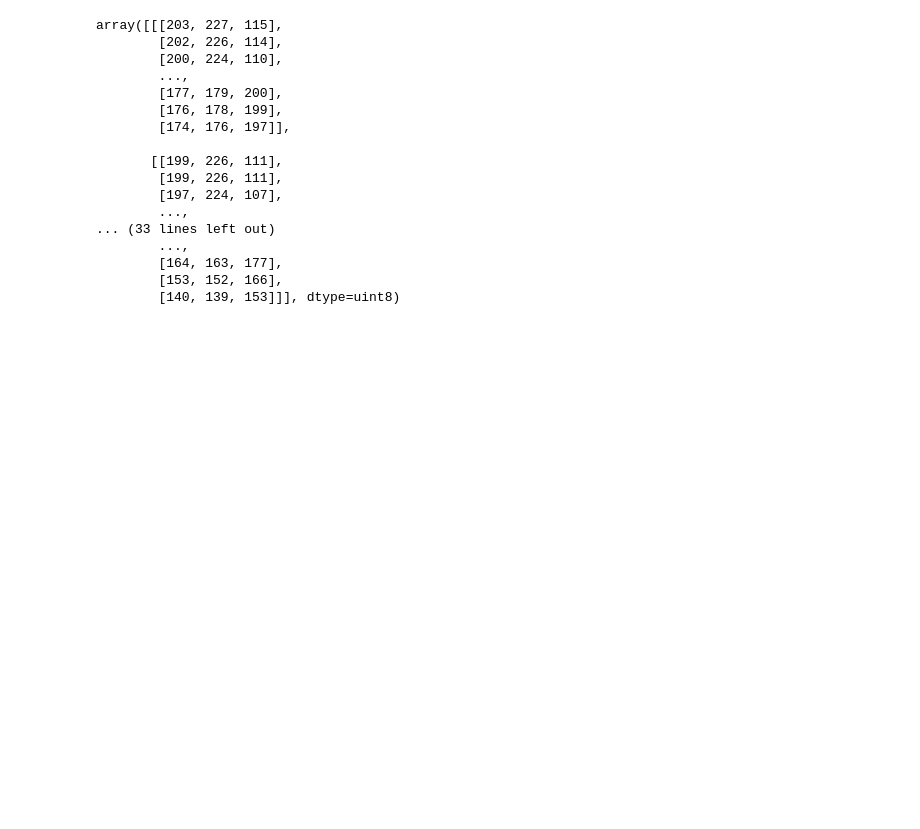
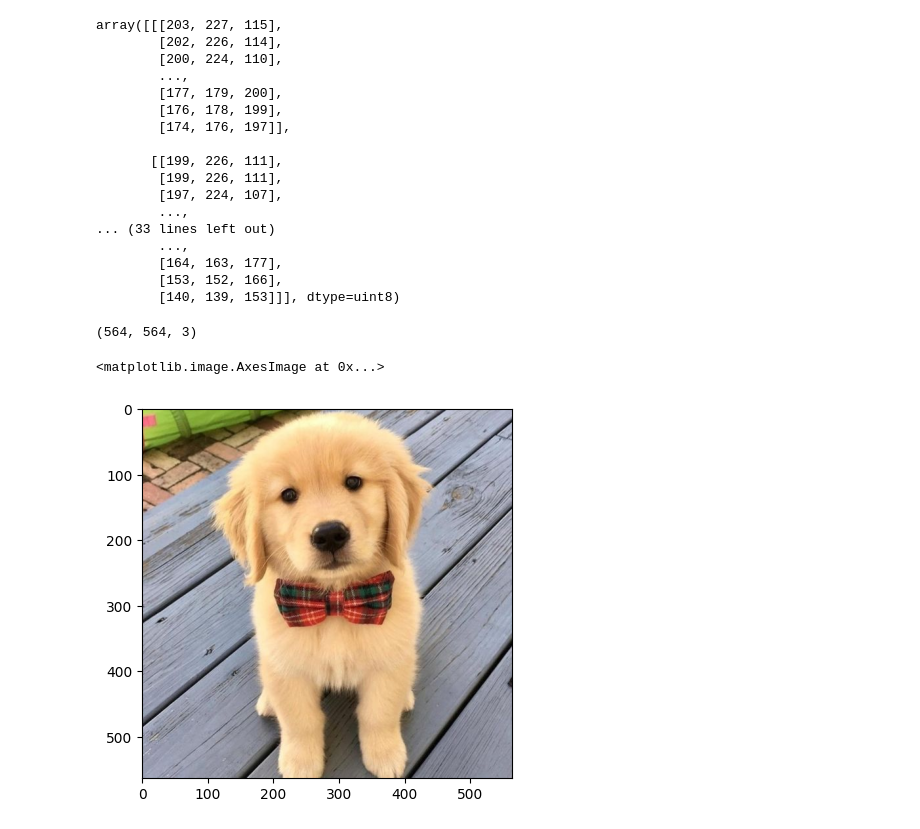
Before and after one commit to Jayaprakash1710/Module-7-Common-Core-Foundations-NS, a Jupyter notebook: Numpy_4_Misc_Topicsipynb.ipynb, the cells around one changed output. Cells and saved outputs as stored; diff of their text form; code cells hidden in the pictures; blank space fills up the shorter version.

Commit message:
Image manipulation and vectorization

```diff
--- a/Numpy_4_Misc_Topicsipynb.ipynb
+++ b/Numpy_4_Misc_Topicsipynb.ipynb
@@ -156,3 +156,12 @@ array([[[203, 227, 115],
         [164, 163, 177],
         [153, 152, 166],
         [140, 139, 153]]], dtype=uint8)
+# %%
+dog.shape
+# %% [output]
+(564, 564, 3)
+# %%
+plt.imshow(dog)
+# %% [output]
+<matplotlib.image.AxesImage at 0x...>
+[figure, added]
```
Also changed, not shown: parts of 25 cells of this notebook.
